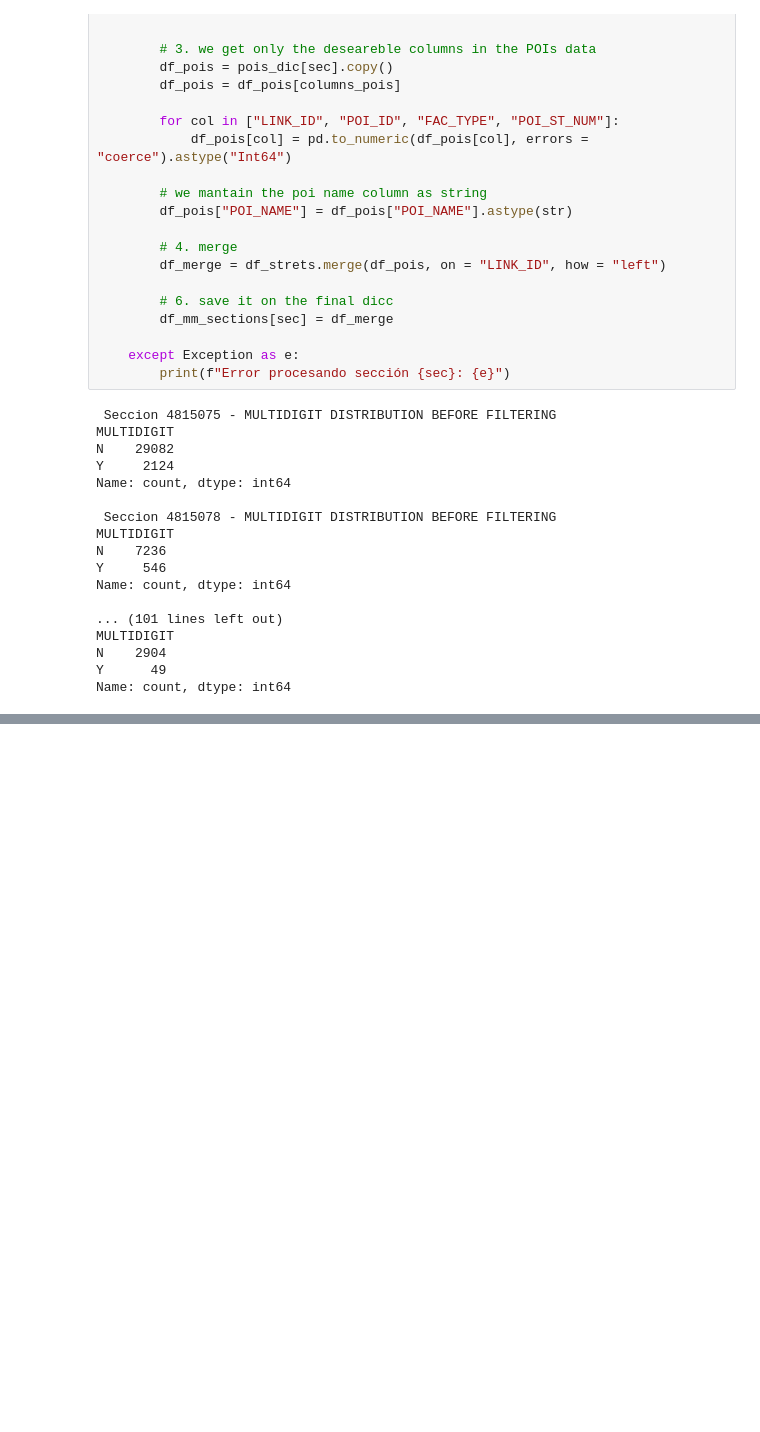
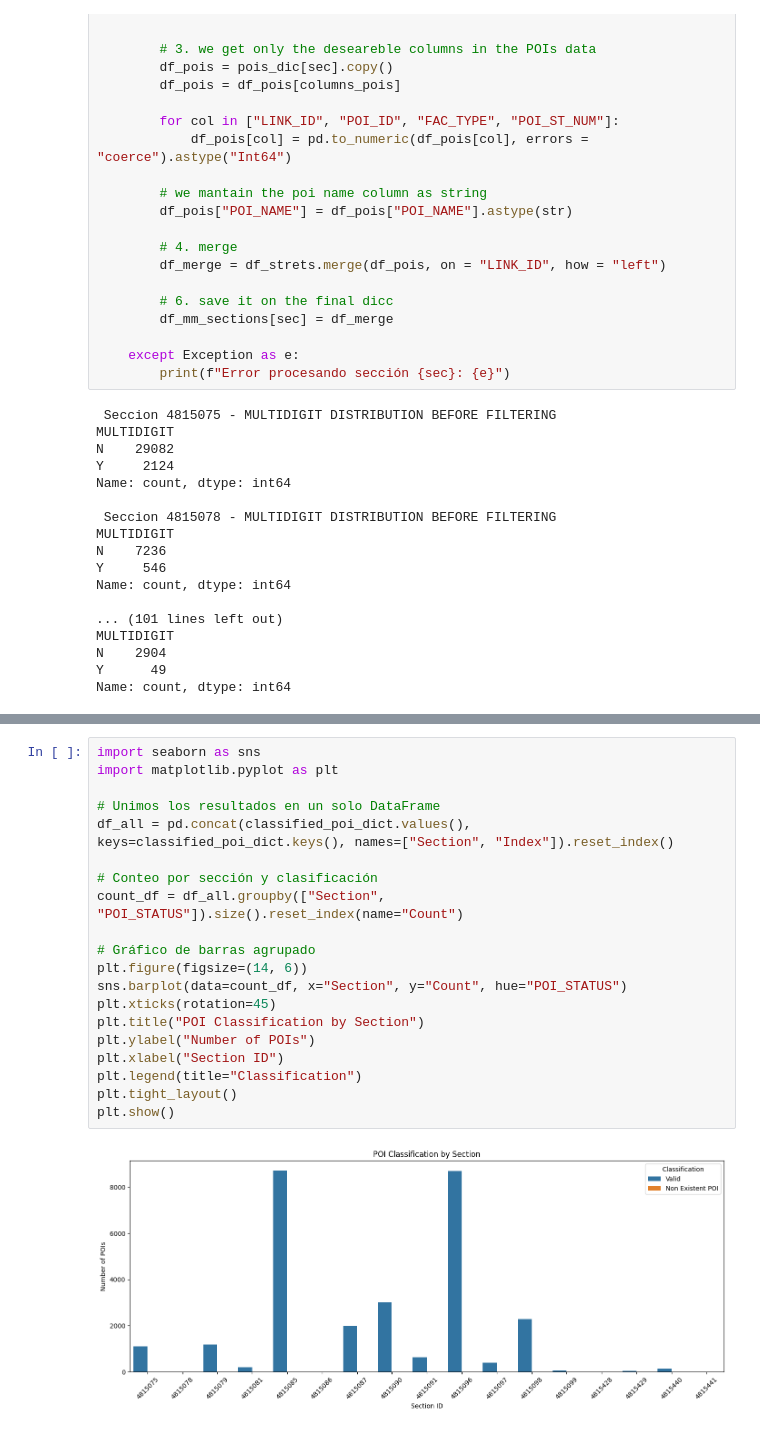
Before and after one commit to nachooglpz/Guadalahacks, a Jupyter notebook: datos_potaxie.ipynb, the cells around one changed output, grey strips where cells are left out. Drawn from its saved outputs; the diff is of its cells as text; blank space fills up the shorter version.

```diff
--- a/datos_potaxie.ipynb
+++ b/datos_potaxie.ipynb
@@ -267,0 +318,22 @@ Index(['AR_AUTO', 'AR_BUS', 'AR_CARPOOL', 'AR_DELIV', 'AR_EMERVEH', 'AR_MOTOR',
+# %%
+import seaborn as sns
+import matplotlib.pyplot as plt
+
+# Unimos los resultados en un solo DataFrame
+df_all = pd.concat(classified_poi_dict.values(), keys=classified_poi_dict.keys(), names=["Section", "Index"]).reset_index()
+
+# Conteo por sección y clasificación
+count_df = df_all.groupby(["Section", "POI_STATUS"]).size().reset_index(name="Count")
+
+# Gráfico de barras agrupado
+plt.figure(figsize=(14, 6))
+sns.barplot(data=count_df, x="Section", y="Count", hue="POI_STATUS")
+plt.xticks(rotation=45)
+plt.title("POI Classification by Section")
+plt.ylabel("Number of POIs")
+plt.xlabel("Section ID")
+plt.legend(title="Classification")
+plt.tight_layout()
+plt.show()
+# %% [output]
+[figure, added]
```
Also changed, not shown: parts of 8 cells of this notebook.
